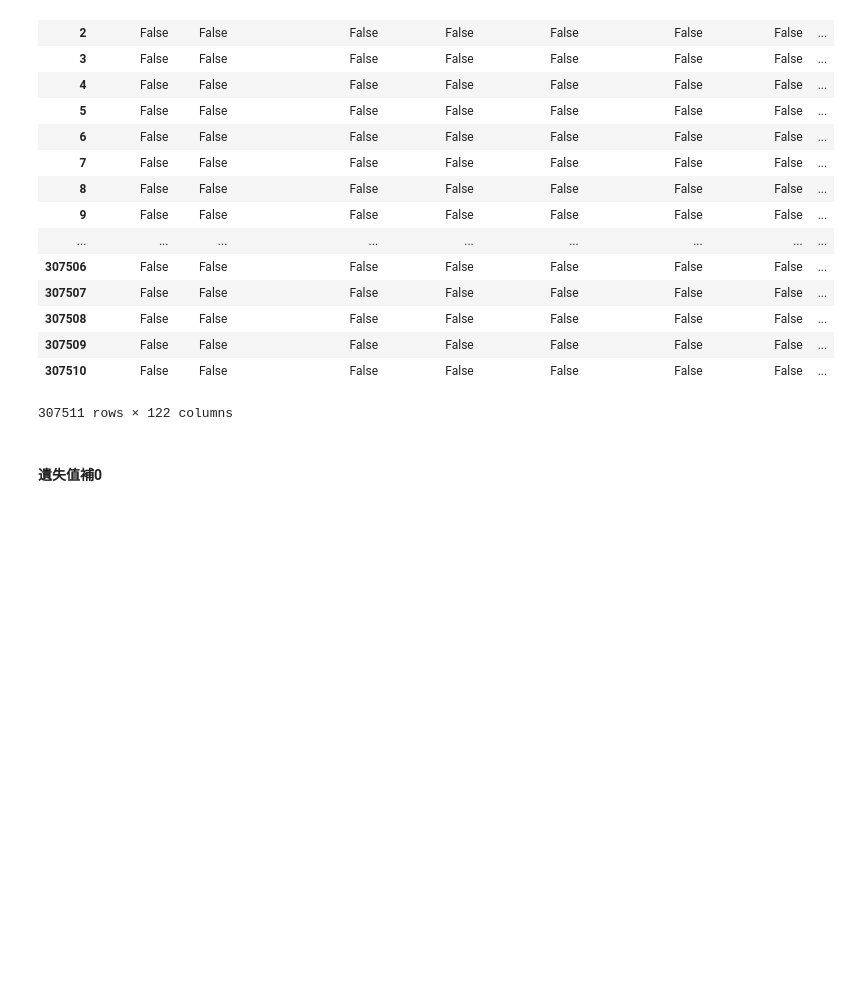
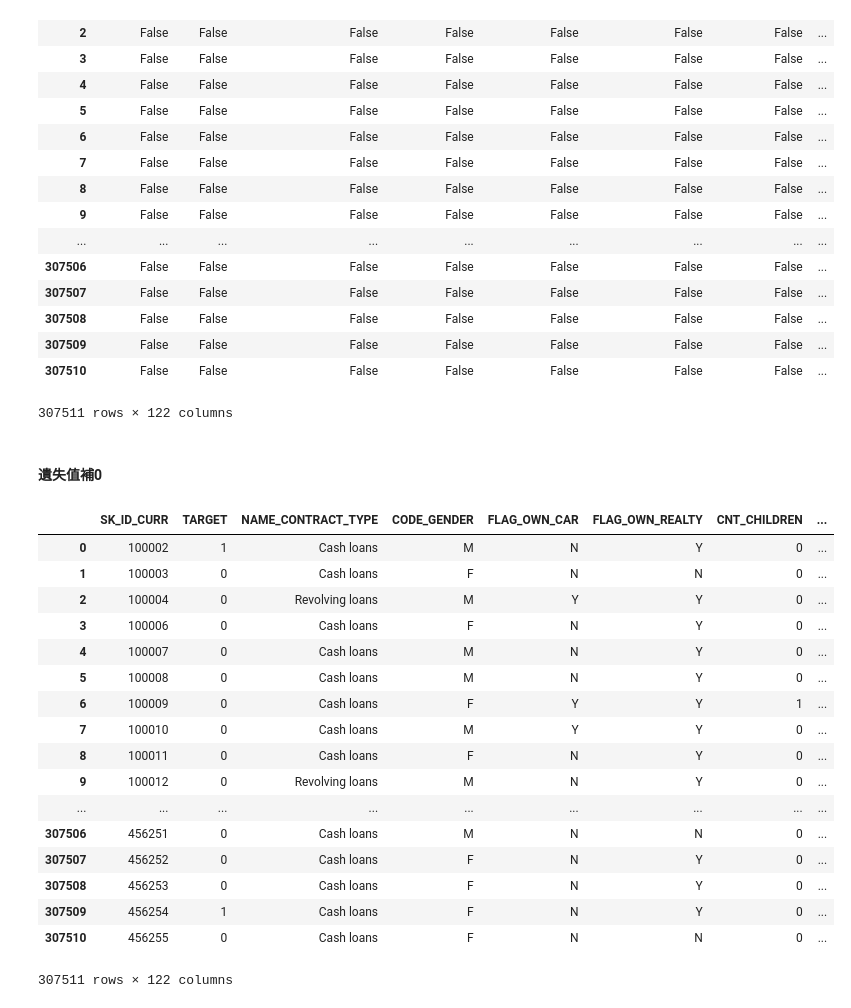
Before and after one commit to kbcat/2nd-ML100Days, a Jupyter notebook: homework/Day_002_HW.ipynb, the cells around one changed output. Cells and saved outputs as stored; diff of their text form; code cells hidden in the pictures; blank space fills up the shorter version.

```diff
--- a/homework/Day_002_HW.ipynb
+++ b/homework/Day_002_HW.ipynb
@@ -112,3 +112,24 @@ app_train.isnull()
 307511 rows × 122 columns
 # %% [markdown]
 #### 遺失值補0
+# %%
+app_train.fillna(0)
+# %% [output]
+|  | SK_ID_CURR | TARGET | NAME_CONTRACT_TYPE | CODE_GENDER | FLAG_OWN_CAR | FLAG_OWN_REALTY | CNT_CHILDREN | ... |
+| 0 | 100002 | 1 | Cash loans | M | N | Y | 0 | ... |
+| 1 | 100003 | 0 | Cash loans | F | N | N | 0 | ... |
+| 2 | 100004 | 0 | Revolving loans | M | Y | Y | 0 | ... |
+| 3 | 100006 | 0 | Cash loans | F | N | Y | 0 | ... |
+| 4 | 100007 | 0 | Cash loans | M | N | Y | 0 | ... |
+| 5 | 100008 | 0 | Cash loans | M | N | Y | 0 | ... |
+| 6 | 100009 | 0 | Cash loans | F | Y | Y | 1 | ... |
+| 7 | 100010 | 0 | Cash loans | M | Y | Y | 0 | ... |
+| 8 | 100011 | 0 | Cash loans | F | N | Y | 0 | ... |
+| 9 | 100012 | 0 | Revolving loans | M | N | Y | 0 | ... |
+| ... | ... | ... | ... | ... | ... | ... | ... | ... |
+| 307506 | 456251 | 0 | Cash loans | M | N | N | 0 | ... |
+| 307507 | 456252 | 0 | Cash loans | F | N | Y | 0 | ... |
+| 307508 | 456253 | 0 | Cash loans | F | N | Y | 0 | ... |
+| 307509 | 456254 | 1 | Cash loans | F | N | Y | 0 | ... |
+| 307510 | 456255 | 0 | Cash loans | F | N | N | 0 | ... |
+307511 rows × 122 columns
```
